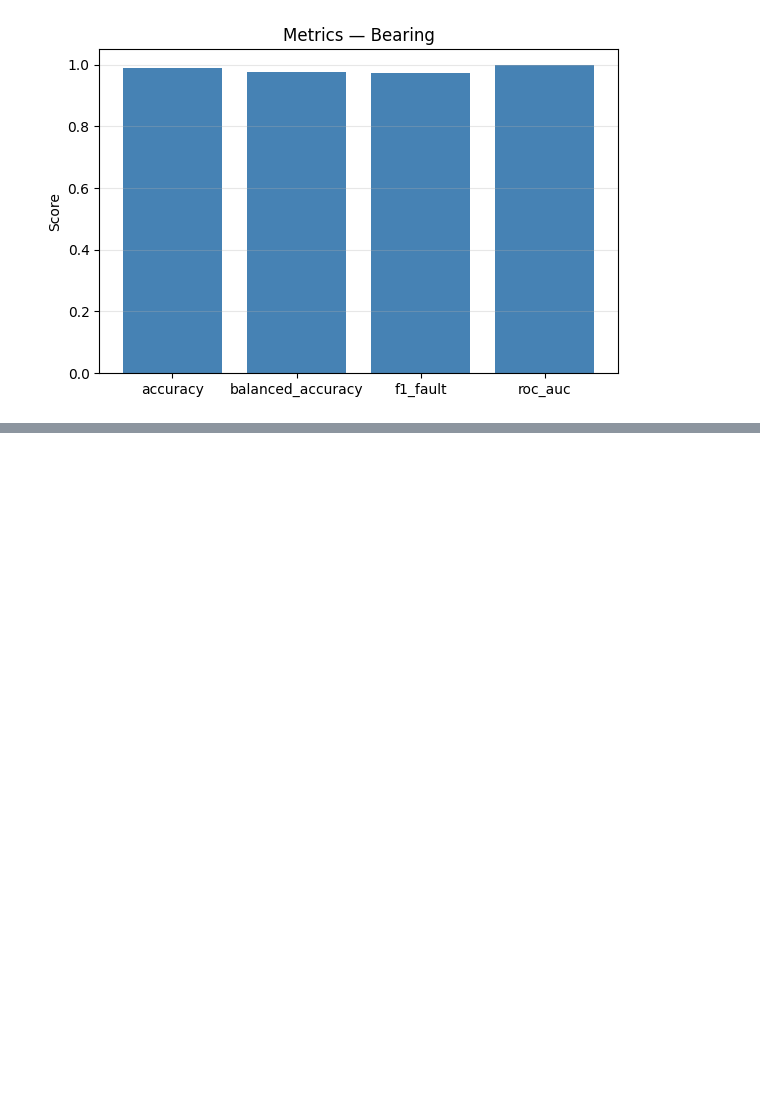
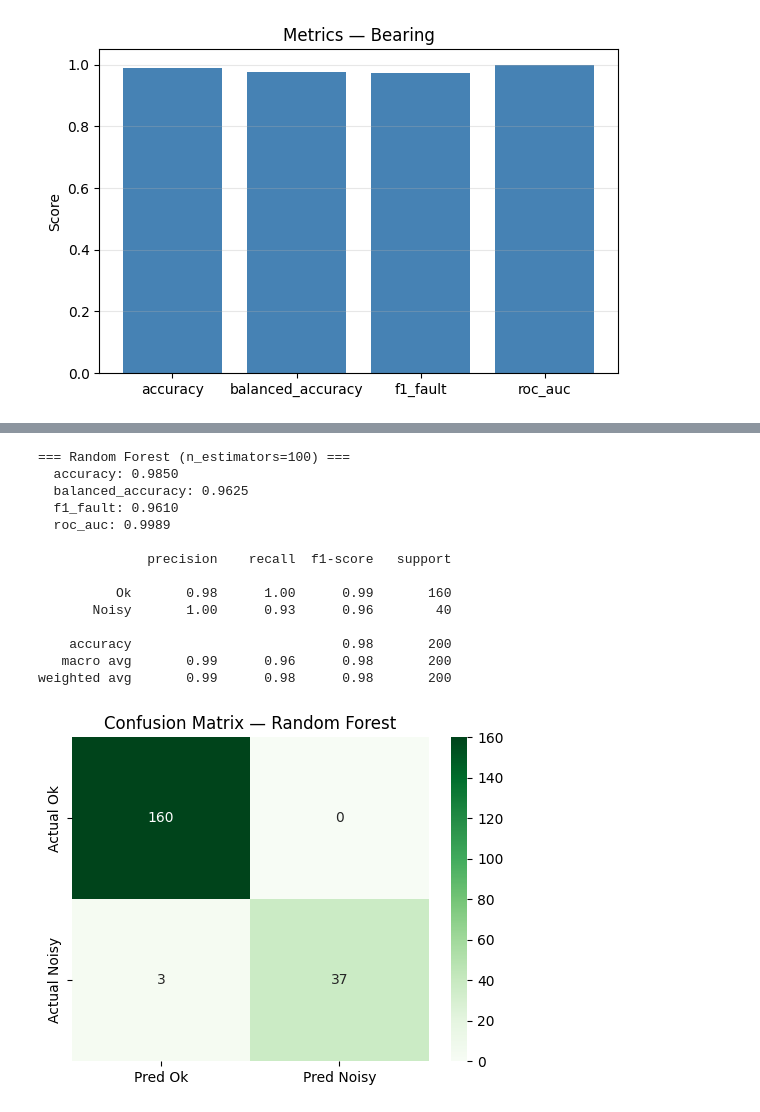
Before and after one commit to VickiAristiya/Computerize-Maintenance-Management-System, a Jupyter notebook: machine-learning filtered data/compressor/compressor_model.ipynb, the cells around one changed output, grey strips where cells are left out. Cells and saved outputs as stored; diff of their text form; code cells hidden in the pictures; blank space fills up the shorter version.

```diff
--- a/machine-learning filtered data/compressor/compressor_model.ipynb
+++ b/machine-learning filtered data/compressor/compressor_model.ipynb
@@ -406,0 +461,51 @@ plt.show()
+# %%
+# ── Baseline 2: Random Forest ────────────────────────────────────────────────
+from sklearn.ensemble import RandomForestClassifier
+
+rf = RandomForestClassifier(
+    n_estimators=100,
+    class_weight="balanced",
+    random_state=RANDOM_STATE,
+)
+rf.fit(X_train_res, y_train_res)
+
+pred_rf = rf.predict(X_test)
+prob_rf = rf.predict_proba(X_test)[:, 1]
+
+metrics_rf = {
+    "accuracy":          accuracy_score(y_test, pred_rf),
+    "balanced_accuracy": balanced_accuracy_score(y_test, pred_rf),
+    "f1_fault":          f1_score(y_test, pred_rf),
+    "roc_auc":           roc_auc_score(y_test, prob_rf),
+}
+
+print("=== Random Forest (n_estimators=100) ===")
+for k, v in metrics_rf.items():
+    print(f"  {k}: {v:.4f}")
+print()
+print(classification_report(y_test, pred_rf, target_names=["Ok", "Noisy"]))
+
+cm_rf = confusion_matrix(y_test, pred_rf)
+plt.figure(figsize=(5, 4))
+sns.heatmap(cm_rf, annot=True, fmt="d", cmap="Greens",
+            xticklabels=["Pred Ok", "Pred Noisy"],
+            yticklabels=["Actual Ok", "Actual Noisy"])
+plt.title("Confusion Matrix — Random Forest")
+plt.tight_layout()
+plt.show()
+# %% [output]
+=== Random Forest (n_estimators=100) ===
+  accuracy: 0.9850
+  balanced_accuracy: 0.9625
+  f1_fault: 0.9610
+  roc_auc: 0.9989
+
+              precision    recall  f1-score   support
+
+          Ok       0.98      1.00      0.99       160
+       Noisy       1.00      0.93      0.96        40
+
+    accuracy                           0.98       200
+   macro avg       0.99      0.96      0.98       200
+weighted avg       0.99      0.98      0.98       200
+[figure, added]
```
Also changed, not shown: parts of 5 cells of this notebook, 5 other files.
